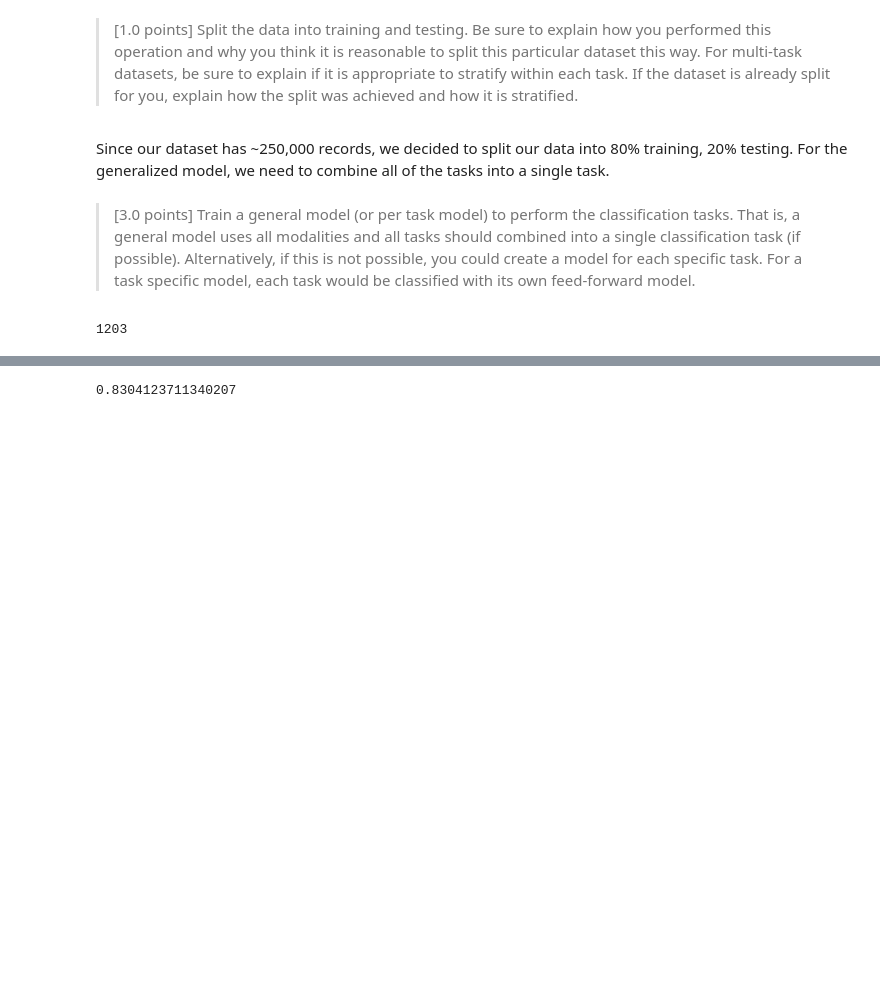
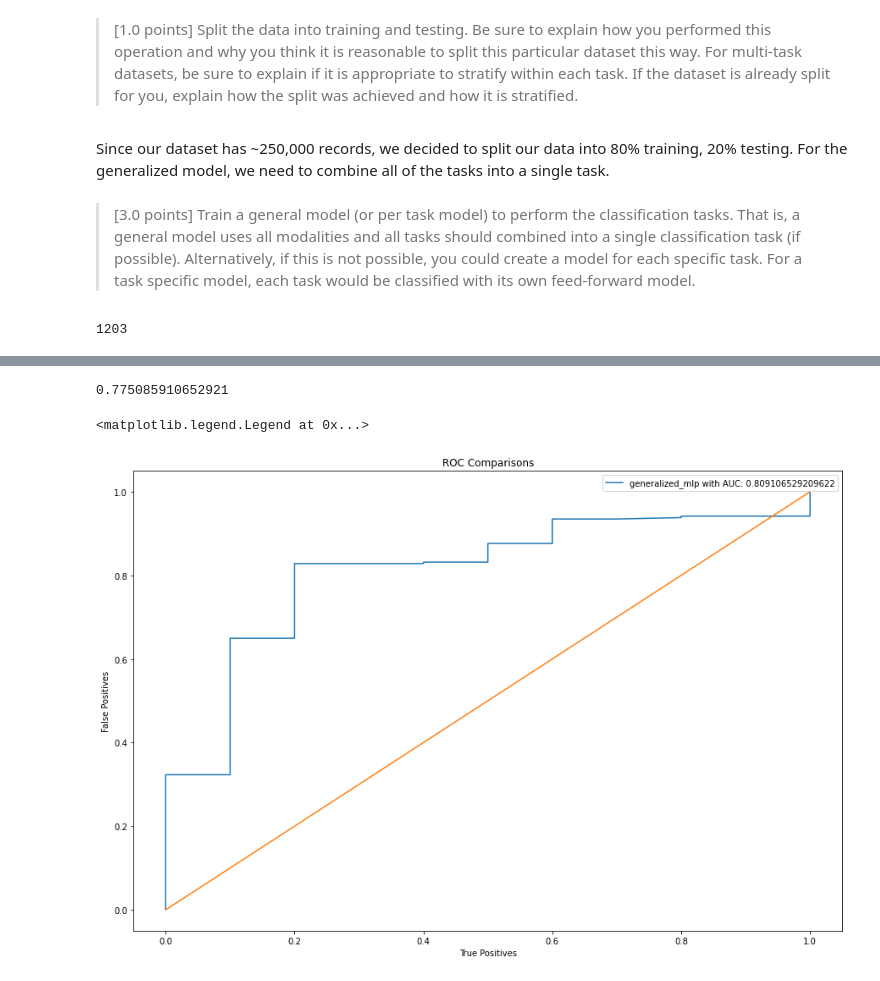
Before and after one commit to wisniemj/CS8321, a Jupyter notebook: lab2/lab2.ipynb, the cells around one changed output, grey strips where cells are left out. Drawn from its saved outputs; the diff is of its cells as text; code cells hidden in the pictures; blank space fills up the shorter version.

Commit message:
Added AUC and ROC curves

```diff
--- a/lab2/lab2.ipynb
+++ b/lab2/lab2.ipynb
@@ -196,16 +198,28 @@ len(X_train_all)
 # %%
 # optimizer = tf.keras.optimizers.Adam(learning_rate=1e-6)
-optimizer = tf.keras.optimizers.RMSprop(learning_rate=1e-6)
+optimizer = tf.keras.optimizers.RMSprop(learning_rate=1e-5)
 
 generalized_mlp = Sequential()
 generalized_mlp.add(Dense(input_dim=X_train_all.shape[1], units=512, activation='relu', name='input_dense512'))
+generalized_mlp.add(Dropout(0.2))
+
 generalized_mlp.add(Dense(units=256, activation='relu', name='mid_dense256'))
+generalized_mlp.add(Dropout(0.2))
+
 generalized_mlp.add(Dense(units=256, activation='tanh', name='mid_dense2_216'))
+generalized_mlp.add(Dropout(0.2))
+
 generalized_mlp.add(Dense(units=128, activation='relu', name='mid_dense128'))
+generalized_mlp.add(Dropout(0.2))
+
 generalized_mlp.add(Dense(units=64, activation='tanh', name='mid_dense64'))
+generalized_mlp.add(Dropout(0.2))
+
 generalized_mlp.add(Dense(units=32, activation='relu', name='mid_dense32'))
+generalized_mlp.add(Dropout(0.2))
+
 generalized_mlp.add(Dense(units=16, activation='tanh', name='mid_dense16'))
-generalized_mlp.add(Dense(1, activation='tanh', name='output_layer'))
+generalized_mlp.add(Dense(1, activation='sigmoid', name='output_layer'))
 
 generalized_mlp.compile(loss='binary_crossentropy', optimizer=optimizer, metrics=["accuracy", "AUC"])
 
@@ -238,13 +252,30 @@ Epoch 200/200
 # %%
 from sklearn.metrics import roc_auc_score
 
-def calculate_auc(y_true, y_pred):
-
-    auc = roc_auc_score(y_true, y_pred)
-    return auc
-
-auc = calculate_auc(y_true=y_test_all, y_pred=y_hat_general)
+auc = roc_auc_score(y_test_all, y_hat_general)
+auc
+# %% [output]
+0.775085910652921
-# %%
-auc
-# %% [output]
-0.8304123711340207
+# %%
+from sklearn import metrics as mt
+
+def roc_calc(model, X_test, y_test):
+    yhat = model.predict(X_test)
+    false_positive, true_positive, _ = mt.roc_curve(y_test.flatten(), yhat.flatten())
+    roc = mt.auc(false_positive, true_positive)
+    return false_positive, true_positive, roc
+# %%
+# get the average AUC for all models
+generalized_mlp_fp, generalized_mlp_tp, generalized_mlp_roc = roc_calc(generalized_mlp, X_test_all, y_test_all)
+# %%
+# plot out all model AUC
+plt.figure(figsize=(15,10))
+plt.title('ROC Comparisons')
+plt.plot(generalized_mlp_fp, generalized_mlp_tp)
+plt.plot([0, 1])
+plt.ylabel('False Positives')
+plt.xlabel('True Positives')
+plt.legend([f"generalized_mlp with AUC: {generalized_mlp_roc}"])
+# %% [output]
+<matplotlib.legend.Legend at 0x...>
+[figure, added]
```
Also changed, not shown: parts of 2 cells of this notebook.
